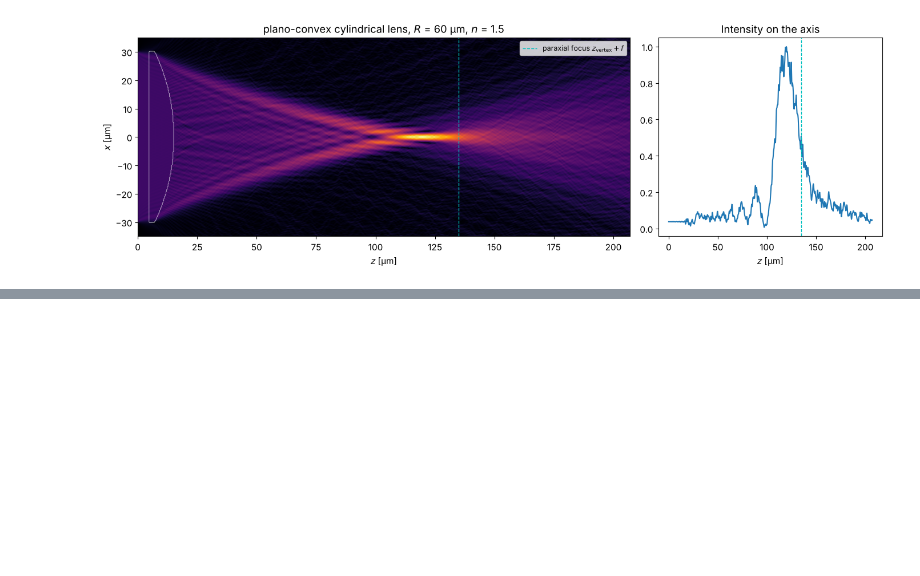
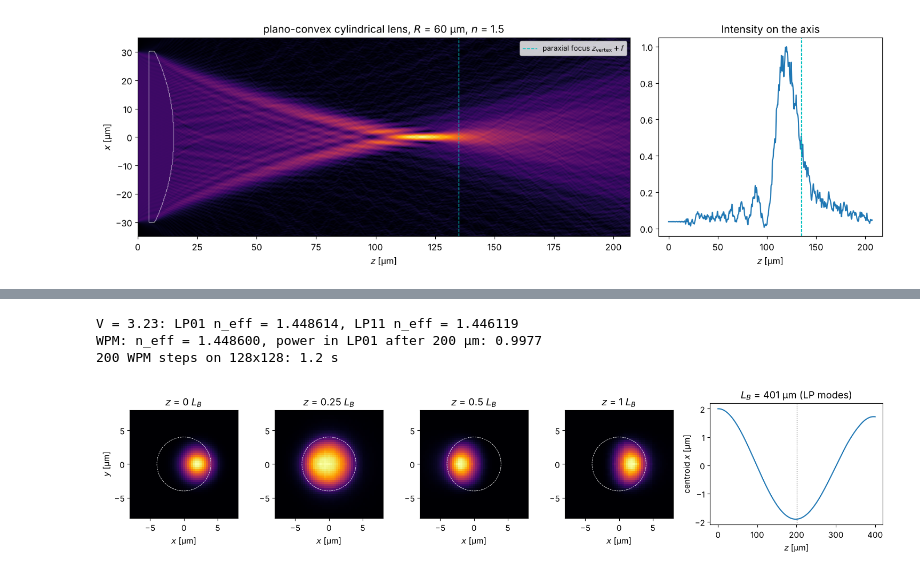
Before and after one commit to aeberspaecher/pyoptics, a Jupyter notebook: notebooks/08_WPM.ipynb, the cells around one changed output, grey strips where cells are left out. Cells and saved outputs as stored; diff of their text form; code cells hidden in the pictures; blank space fills up the shorter version.

```diff
--- a/notebooks/08_WPM.ipynb
+++ b/notebooks/08_WPM.ipynb
@@ -233,0 +437,48 @@ paraxial focus at z = 135.0 µm, intensity maximum at z = 119.7 µm
+# %%
+from pyoptics.modes import coupling_efficiency, lp_modes, lp_mode_field
+from pyoptics.utils import grid2d
+
+a_core, n1_fib, n2_fib = 4.0, 1.4504, 1.4447
+lp01, lp11 = lp_modes(core_radius=a_core, n_core=n1_fib, n_clad=n2_fib, wavelength=wl)
+print(f"V = {lp01.V:.2f}: LP01 n_eff = {lp01.n_eff:.6f}, LP11 n_eff = {lp11.n_eff:.6f}")
+
+L8, N8 = 40.0, 128
+x8, y8, X8, Y8 = grid2d(-L8/2, L8/2, -L8/2, L8/2, N8, assume_periodicity=True)
+n_fibre = lambda X, Y, z: np.where(X**2 + Y**2 <= a_core**2, n1_fib, n2_fib)
+
+# LP01 propagates unchanged; its phase (relative to the cladding) gives n_eff:
+u01 = lp_mode_field(lp01, x8, y8, a_core)
+z_vals = np.arange(0, 201, 2.0)
+U01 = wpm_propagate_z(n_fibre, u01, x8, y8, z_vals, wl)
+c01 = np.array([np.vdot(u01, u) for u in U01])
+slope = np.polyfit(z_vals, np.unwrap(np.angle(c01*np.exp(-1j*k0*n2_fib*z_vals))), 1)[0]
+print(f"WPM: n_eff = {n2_fib + slope/k0:.6f}, power in LP01 after {z_vals[-1]:.0f} µm: "
+      f"{coupling_efficiency(U01[-1], u01, x8, y8):.4f}")
+
+# off-axis launch: LP01 and LP11 beat
+L_B = wl/(lp01.n_eff - lp11.n_eff)
+z_vals = np.arange(0, L_B + 1, 2.0)
+t0 = time.time()
+U_off = wpm_propagate_z(n_fibre, np.exp(-((X8 - 2.0)**2 + Y8**2)/3.0**2), x8, y8, z_vals, wl)
+print(f"{len(z_vals) - 1} WPM steps on {N8}x{N8}: {time.time() - t0:.1f} s")
+I = np.abs(U_off)**2
+x_centroid = np.sum(I*X8, axis=(1, 2))/np.sum(I, axis=(1, 2))
+
+fig, axes = plt.subplots(1, 5, figsize=(15, 3.4), gridspec_kw={"width_ratios": [1, 1, 1, 1, 1.6]})
+for ax, frac in zip(axes, (0, 0.25, 0.5, 1.0)):
+    k = np.argmin(np.abs(z_vals - frac*L_B))
+    ax.imshow(I[k], extent=(x8[0], x8[-1], y8[0], y8[-1]), cmap="inferno")
+    ax.add_patch(plt.Circle((0, 0), a_core, fill=False, color="w", lw=0.6, ls="--"))
+    ax.set_xlim(-8, 8); ax.set_ylim(-8, 8); ax.set_title(f"$z$ = {frac:g} $L_B$")
+    ax.set_xlabel("$x$ [µm]")
+axes[0].set_ylabel("$y$ [µm]")
+axes[4].plot(z_vals, x_centroid)
+axes[4].axvline(L_B/2, color="gray", ls=":", lw=1)
+axes[4].set_xlabel("$z$ [µm]"); axes[4].set_ylabel("centroid $x$ [µm]")
+axes[4].set_title(f"$L_B$ = {L_B:.0f} µm (LP modes)")
+fig.tight_layout()
+# %% [output]
+V = 3.23: LP01 n_eff = 1.448614, LP11 n_eff = 1.446119
+WPM: n_eff = 1.448600, power in LP01 after 200 µm: 0.9977
+200 WPM steps on 128x128: 1.2 s
+[figure, added]
```
Also changed, not shown: parts of 16 cells of this notebook, 1 other file.
